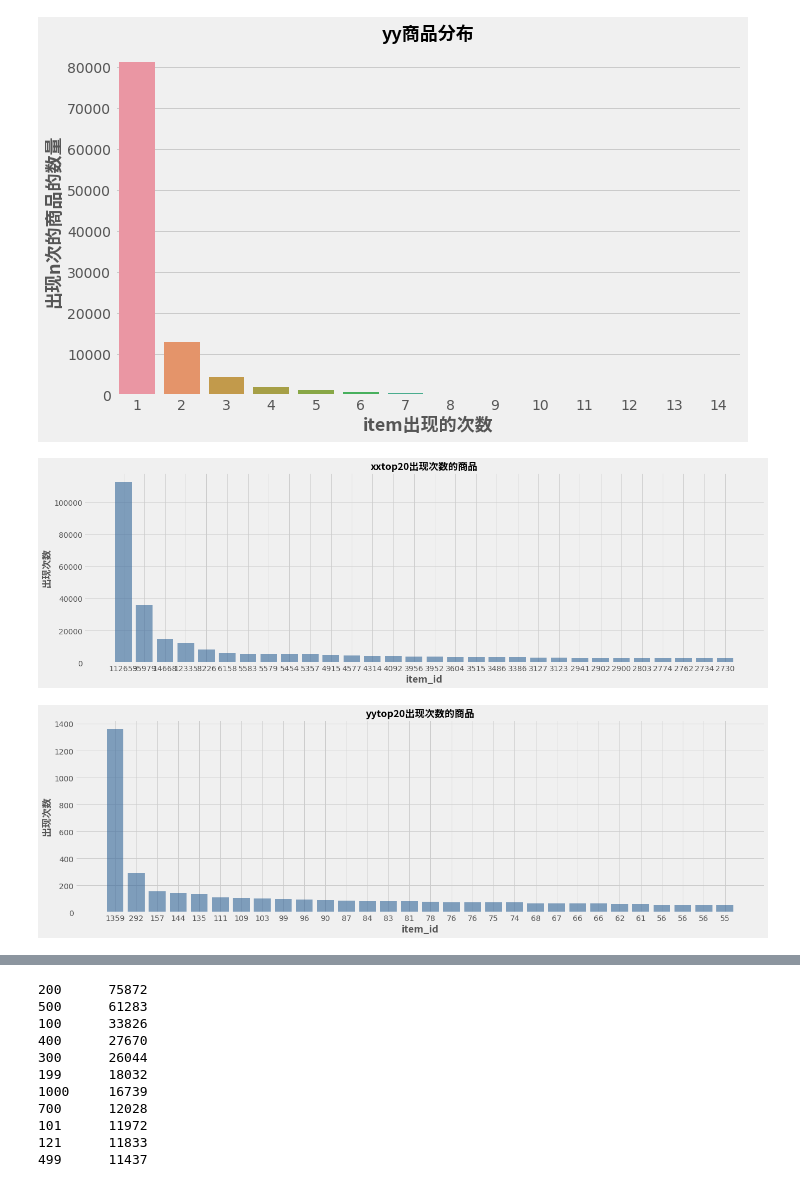
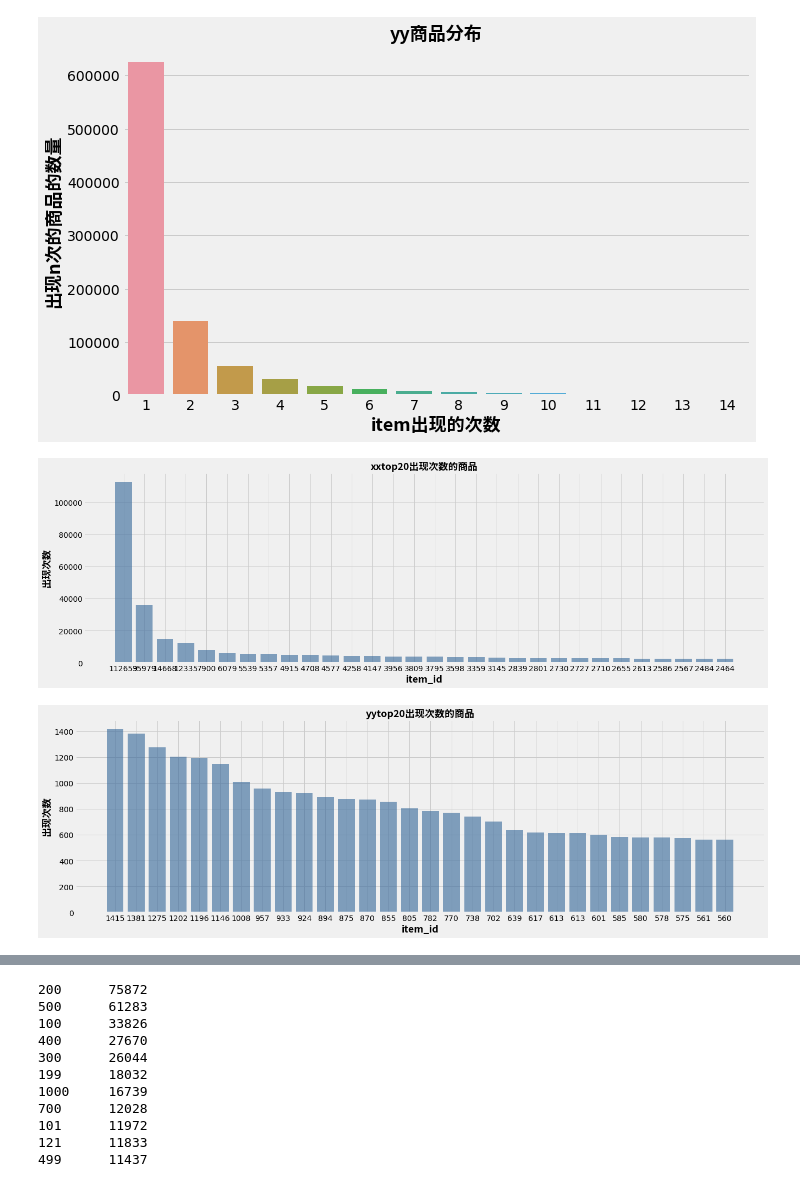
Before and after one commit to xy2333/tianchi-CBE, a Jupyter notebook: EDA.ipynb, the cells around one changed output, grey strips where cells are left out. Saved outputs shown, nothing was run; the diff lists cells and outputs as text; code cells hidden in the pictures.

```diff
--- a/EDA.ipynb
+++ b/EDA.ipynb
@@ -19,6 +19,8 @@ os.chdir('/home/user1/tianchi-CBE')
 pltz=PyplotZ()
 
 train=pd.read_csv('./data/Antai_AE_round1_train_20190626.csv')
+trainxx = train[train['buyer_country_id'] == 'xx']
+trainyy = train[train['buyer_country_id'] == 'yy']
 test=pd.read_csv('./data/Antai_AE_round1_test_20190626.csv')
 item_attr=pd.read_csv('./data/Antai_AE_round1_item_attr_20190626.csv')
 # %%
@@ -64,21 +71,21 @@ Name: create_order_time, dtype: int64
 # %%
 
 fig, axis1 = plt.subplots(1,1,figsize=(10,6))
-item_num=pd.DataFrame({'item_id_num':train['item_id'].value_counts().values})
+item_num=pd.DataFrame({'item_id_num':trainxx['item_id'].value_counts().values})
 sns.countplot(x='item_id_num',data=item_num[item_num['item_id_num']<15])
 axis1.set_xlabel(u'item出现的次数',fontproperties=myfont)
 axis1.set_ylabel(u'出现n次的商品的数量',fontproperties=myfont)
 axis1.set_title(u'xx商品分布',fontproperties=myfont)
 
 fig, axis1 = plt.subplots(1,1,figsize=(10,6))
-item_num=pd.DataFrame({'item_id_num':test['item_id'].value_counts().values})
+item_num=pd.DataFrame({'item_id_num':trainyy['item_id'].value_counts().values})
 sns.countplot(x='item_id_num',data=item_num[item_num['item_id_num']<15])
 axis1.set_xlabel('item出现的次数',fontproperties=myfont)
 axis1.set_ylabel('出现n次的商品的数量',fontproperties=myfont)
 axis1.set_title('yy商品分布',fontproperties=myfont)
 
 fig, axis1 = plt.subplots(1,1,figsize=(20,6))
-item_value=pd.DataFrame(train.item_id.value_counts()).reset_index().head(30)
+item_value=pd.DataFrame(trainxx.item_id.value_counts()).reset_index().head(30)
 axis1.set_xlabel('item_id',fontproperties=myfont)
 axis1.set_ylabel('出现次数',fontproperties=myfont)
 axis1.set_title('xxtop20出现次数的商品',fontproperties=myfont)
@@ -90,7 +97,7 @@ pltz.xticks(y_pos, item_value['item_id'])
 pltz.show()
 
 fig, axis1 = plt.subplots(1,1,figsize=(20,6))
-item_value=pd.DataFrame(test.item_id.value_counts()).reset_index().head(30)
+item_value=pd.DataFrame(trainyy.item_id.value_counts()).reset_index().head(30)
 axis1.set_xlabel('item_id',fontproperties=myfont)
 axis1.set_ylabel('出现次数',fontproperties=myfont)
 axis1.set_title('yytop20出现次数的商品',fontproperties=myfont)
@@ -105,6 +112,6 @@ pltz.show()
-[figure, old version]
+[figure, new version]
-[figure, old version]
+[figure, new version]
-[figure, old version]
+[figure, new version]
 # %%
 可以看出两国热销商品的分布完全不同
 # %%
```
Also changed, not shown: parts of 5 cells of this notebook, 25 other files.
